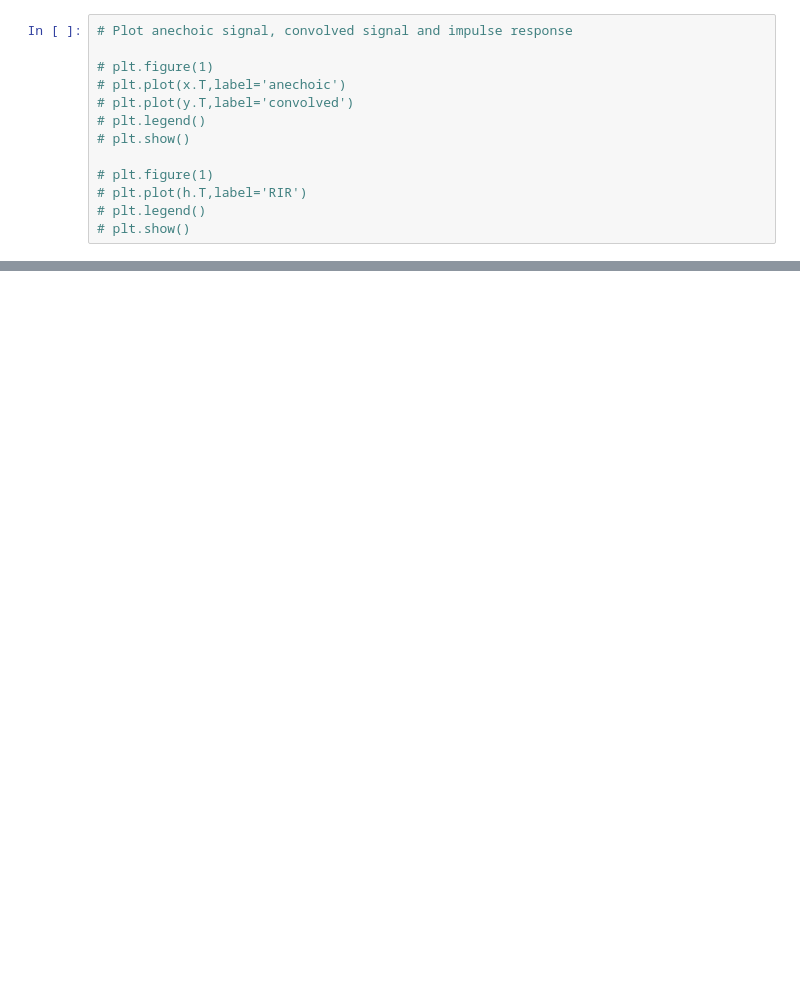
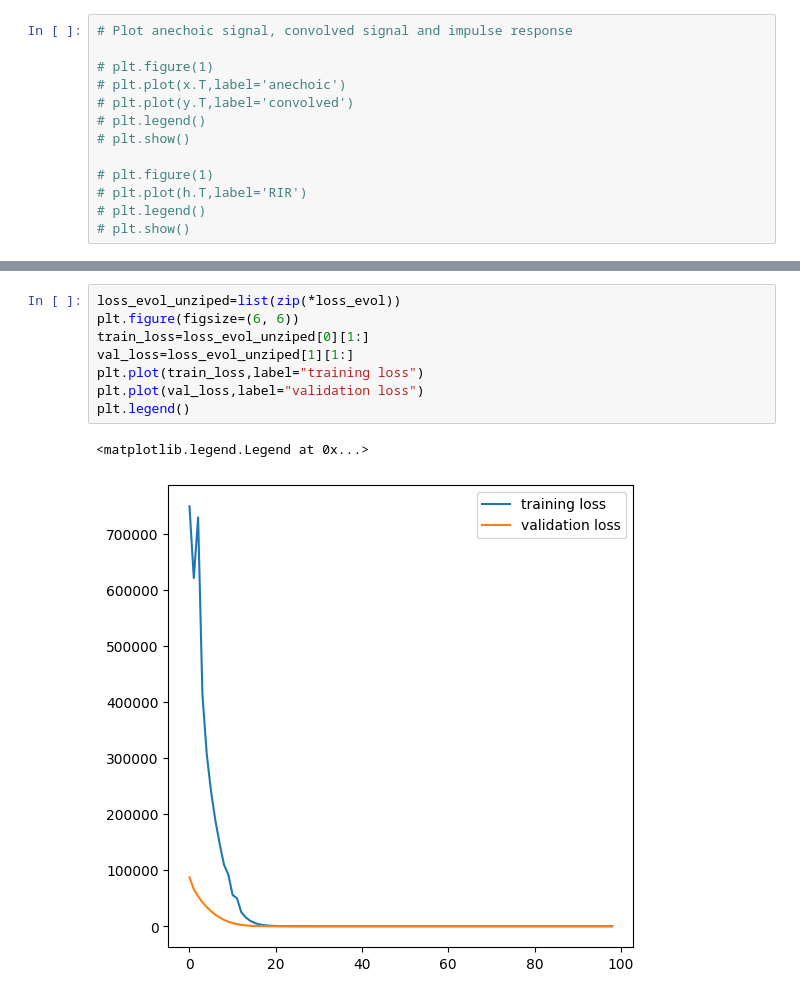
Before and after one commit to joaluba/VAE-IR, a Jupyter notebook: notebooks/data-inspection.ipynb, the cells around one changed output, grey strips where cells are left out. Saved outputs shown, nothing was run; the diff lists cells and outputs as text; blank space fills up the shorter version.

```diff
--- a/notebooks/data-inspection.ipynb
+++ b/notebooks/data-inspection.ipynb
@@ -92,0 +183,11 @@ Audio('anechoic.wav')
+# %%
+loss_evol_unziped=list(zip(*loss_evol))
+plt.figure(figsize=(6, 6))
+train_loss=loss_evol_unziped[0][1:]
+val_loss=loss_evol_unziped[1][1:]
+plt.plot(train_loss,label="training loss")
+plt.plot(val_loss,label="validation loss")
+plt.legend()
+# %% [output]
+<matplotlib.legend.Legend at 0x...>
+[figure, added]
```
Also changed, not shown: parts of 8 cells of this notebook, 7 other files.
